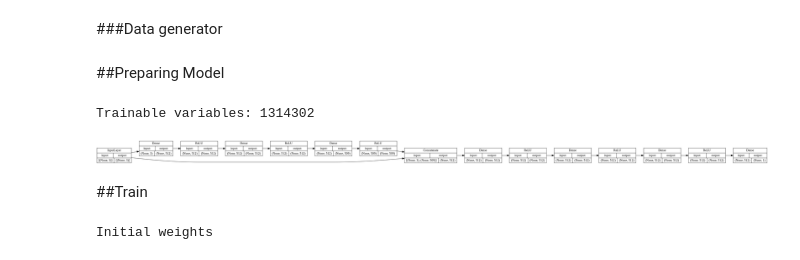
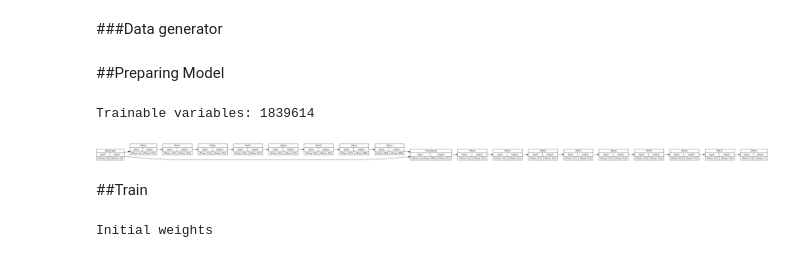
Before and after one commit to Egoago/Onlab, a Jupyter notebook: Önlab.ipynb, the cells around one changed output. Drawn from its saved outputs; the diff is of its cells as text; code cells hidden in the pictures.

```diff
--- a/Önlab.ipynb
+++ b/Önlab.ipynb
@@ -204,6 +207,20 @@ class CustomModel(Model):
     self.eikonalLambda = eikonalLambda
     self.normalLambda = normalLambda
     super(CustomModel,self).compile(*args,**kwargs)
+
+  def save(self, name):
+    if len(name) > 0:
+      savedPath = './saves/' + name + '/'
+      compressedPath = './compressed/' + name + '.zip'
+      self.save_weights(savedPath)
+      !zip -r {compressedPath} {savedPath}
+
+  def load(self, name):
+    if len(name) > 0:
+      savedPath = './saves/' + name + '/'
+      compressedPath = './compressed/' + name + '.zip'
+      !unzip {compressedPath}
+      self.load_weights(savedPath)
 # %%
 #@title Softer Relu activation { display-mode: "form" }
 class SofterRelu(Layer):
@@ -330,8 +347,8 @@ class PlotCallback(Callback):
 #plotActivations()
 # %%
 #@title Structure { run: "auto", form-width: "50%", display-mode: "form" }
-layerCount = 6 #@param {type:"slider", min:1, max:8, step:1}
-skipLayer = 3 #@param {type:"slider", min:0, max:8, step:1}
+layerCount = 8 #@param {type:"slider", min:1, max:8, step:1}
+skipLayer = 4 #@param {type:"slider", min:0, max:8, step:1}
 layerNeurons = 512 #@param {type:"slider", min:16, max:512, step:16}
 activation = "relu" #@param ["relu", "softmax", "softerRelu", "elu"]
 activationParam = 100 #@param {type:"number"}
@@ -344,35 +361,35 @@ def getActivation():
     return ELU(activationParam)
   elif activation == "relu":
     return ReLU()
   elif activation == "softmax":
     return Softmax()
 
 inputLayer = Input(shape=(3,))
 prevLayer = inputLayer
 for i in range(1,layerCount+1):
   neurons = layerNeurons-3 if i == skipLayer else layerNeurons
   hiddenLayer = Dense(neurons,
                      kernel_initializer=RandomNormal(stddev=np.sqrt(2)/np.sqrt(layerNeurons)),
                      bias_initializer=Zeros())(prevLayer)
   prevLayer = getActivation()(hiddenLayer)
   if i == skipLayer:
     prevLayer = Concatenate()([inputLayer,prevLayer])
   if useBatchNormalization:
     prevLayer = tf.keras.layers.BatchNormalization()(prevLayer)
 outputLayer = Dense(1,
                     activation='linear',
                     kernel_initializer= RandomNormal(mean=np.pi/np.sqrt(neurons), stddev=0.00001),
                     bias_initializer=Constant(-1)
                     )(prevLayer)
 
 model = CustomModel(inputs = inputLayer, outputs = outputLayer)
 model.compile(optimizer = Adam(lr = 0.0015))
 #model.summary()
 print(f'Trainable variables: {np.sum([np.prod(v.get_shape().as_list()) for v in model.trainable_variables])}')
 keras.utils.plot_model(model, show_shapes=True, show_layer_names=False, rankdir='LR')
 # %% [output]
-Trainable variables: 1314302
+Trainable variables: 1839614
-[figure, old version]
+[figure, new version]
 # %% [markdown]
 ##Train
 # %%
```
Also changed, not shown: parts of 7 cells of this notebook.
